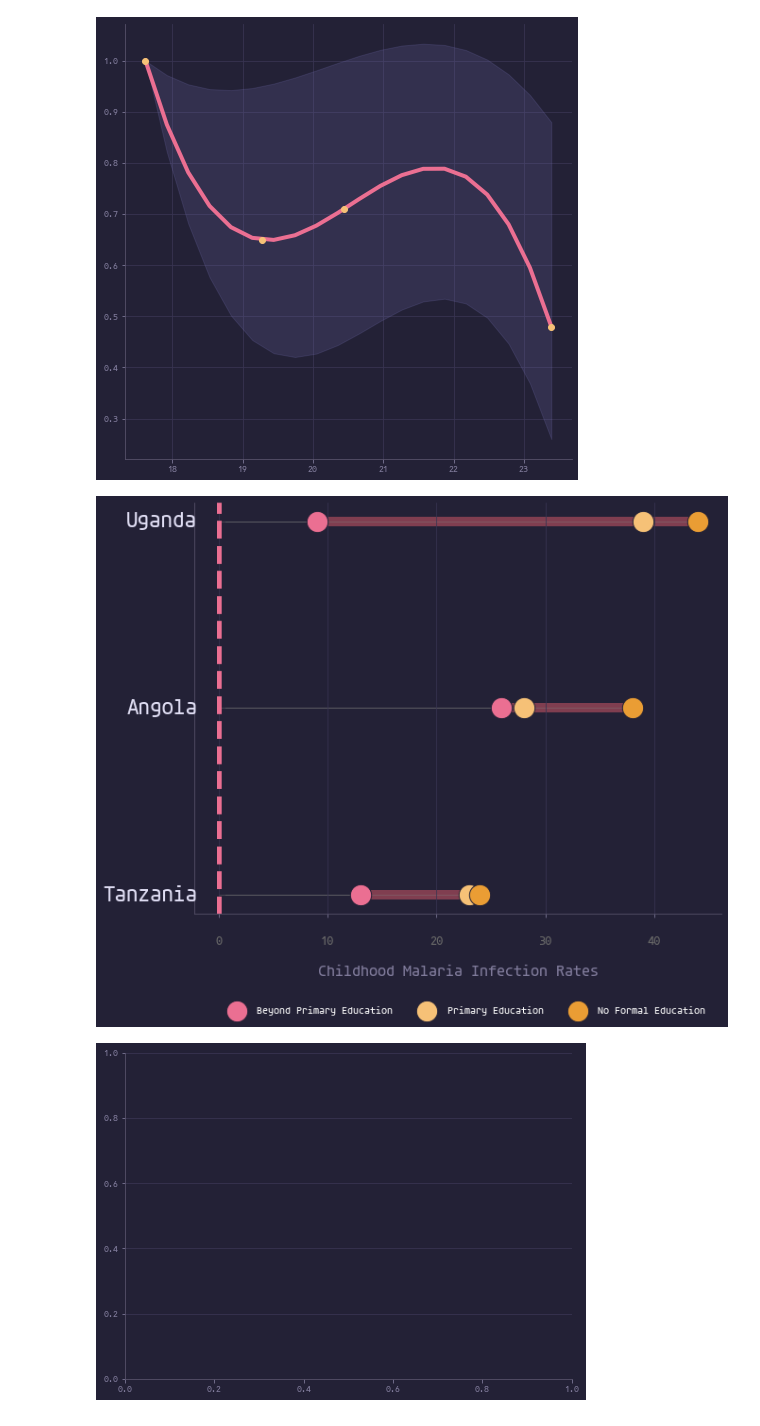
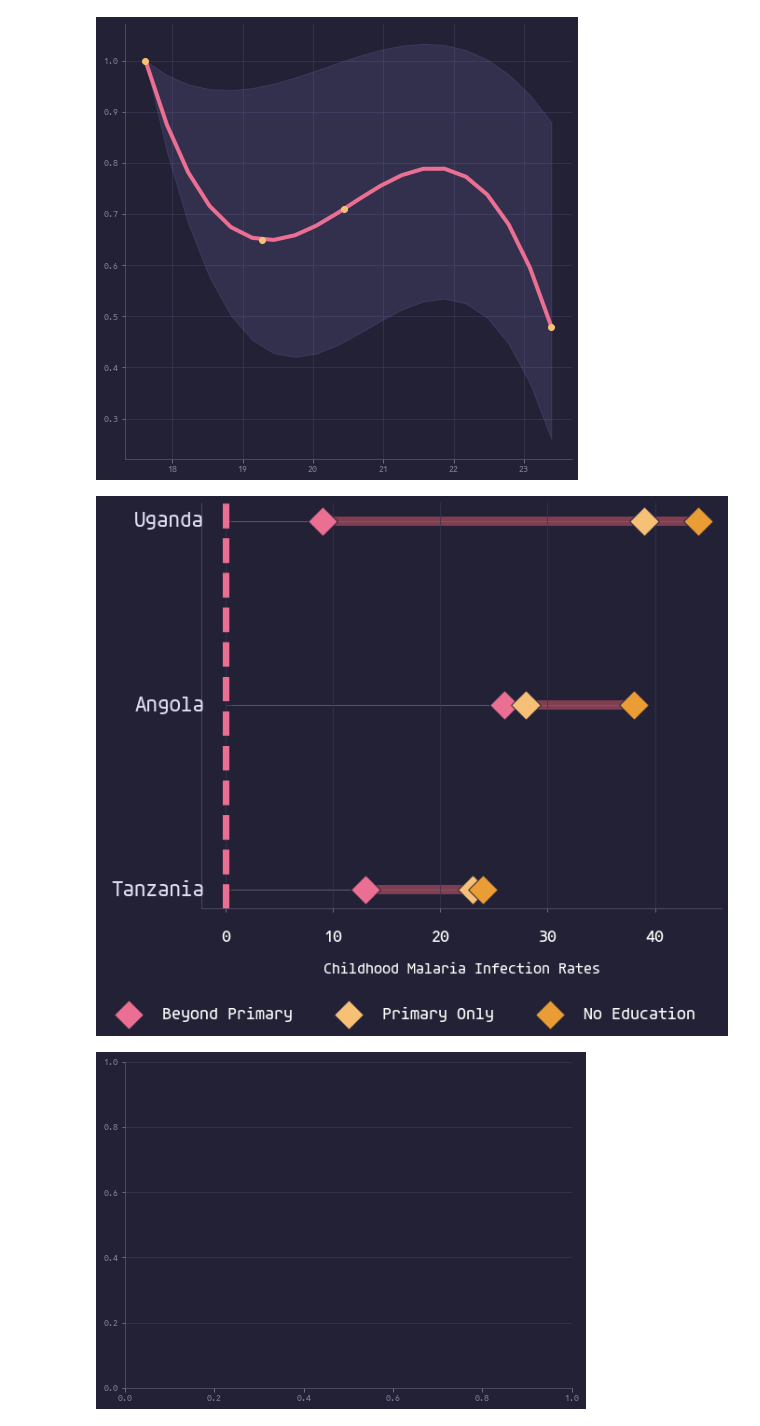
Before and after one commit to msimbao/counselsonlifestyle, a Jupyter notebook: plots/finalplayground.ipynb, the cells around one changed output. Cells and saved outputs as stored; diff of their text form; code cells hidden in the pictures.

```diff
--- a/plots/finalplayground.ipynb
+++ b/plots/finalplayground.ipynb
@@ -471,17 +472,19 @@ ax.scatter(
     s=DOT_SIZE,
     alpha=1,
     # color=darkblue,
-    label="Beyond Primary Education",
-    edgecolors="#232136",
+    marker="D",
+    label="Beyond Primary",
+    edgecolors="#26233A",
 )
 ax.scatter(
     x=df["auc_avg"],
     y=df["clf_name"],
     s=DOT_SIZE,
     alpha=1,
-    label="Primary Education",
+    label="Primary Only",
+    marker="D",
     # color=middle,
-    edgecolors="#232136",
+    edgecolors="#26233A",
 )
 
 
@@ -492,9 +495,10 @@ ax.scatter(
     y=df["clf_name"],
     s=DOT_SIZE,
     alpha=1,
-    label="No Formal Education ",
+    label="No Education ",
+    marker="D",
     color="#ea9d34",
-    edgecolors="#232136",
+    edgecolors="#26233A",
 )
 
 # create the horizontal line
@@ -546,7 +550,7 @@ for i in range(0, df.shape[0]):
         zorder=0,
     )
 
-    ax.axvline(0,0,1.0,linestyle="--",linewidth="5")
+    ax.axvline(0,0,1.0,linestyle="--",linewidth="7")
 
     # add classifier name text
     clf_name = label_dict[df["clf_name"][i]]
@@ -571,38 +575,39 @@ ax.legend(
     frameon=False,
     bbox_to_anchor=(1, -0.2),
     ncol=3,
-    fontsize="12",
+    fontsize="20",
     labelcolor="white"
 )
 
 ax.set_xlabel(
     "Childhood Malaria Infection Rates",
     fontsize="18",
-    labelpad=20
+    labelpad=20,
+    color="white"
 )
 
 
 # drop the gridlines (inherited from 'seaborn-whitegrid' style)
 # and drop all the spines
 ax.grid(True)
 # ax.spines["top"].set_visible(False)
 # ax.spines["bottom"].set_visible(False)
 # ax.spines["right"].set_visible(False)
 # ax.spines["left"].set_visible(False)
 
 # custom set the xticks since this looks better
 # ax.set_xticks([0.0, 0.2, 0.4, 0.6])
 
 # set properties of xtick labels
 # https://matplotlib.org/stable/api/_as_gen/matplotlib.axes.Axes.tick_params.html#matplotlib.axes.Axes.tick_params
-ax.tick_params(axis="x", pad=20, labelsize="x-large", labelcolor="dimgrey")
+ax.tick_params(axis="x", pad=20, labelsize="20", labelcolor="white")
 
 
 
 # plt.savefig('best_results.svg',dpi=150, bbox_inches = "tight")
 plt.show()
 # %% [output]
-[figure, old version]
+[figure, new version]
 # %%
 import matplotlib.pyplot as plt
 import matplotlib.patches as mpatches # for the legend
```
Also changed, not shown: parts of 1 cell of this notebook, 26 other files.
